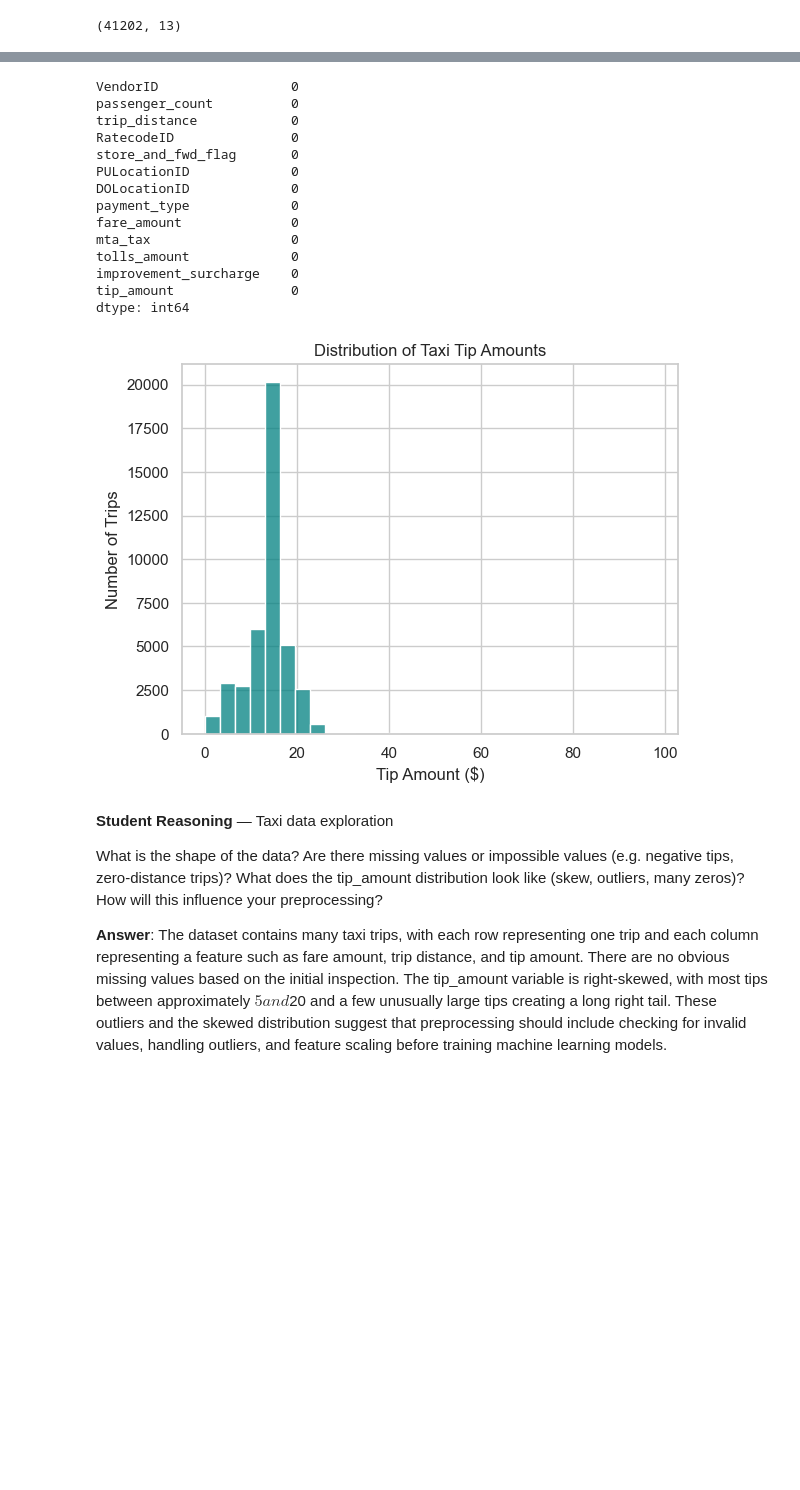
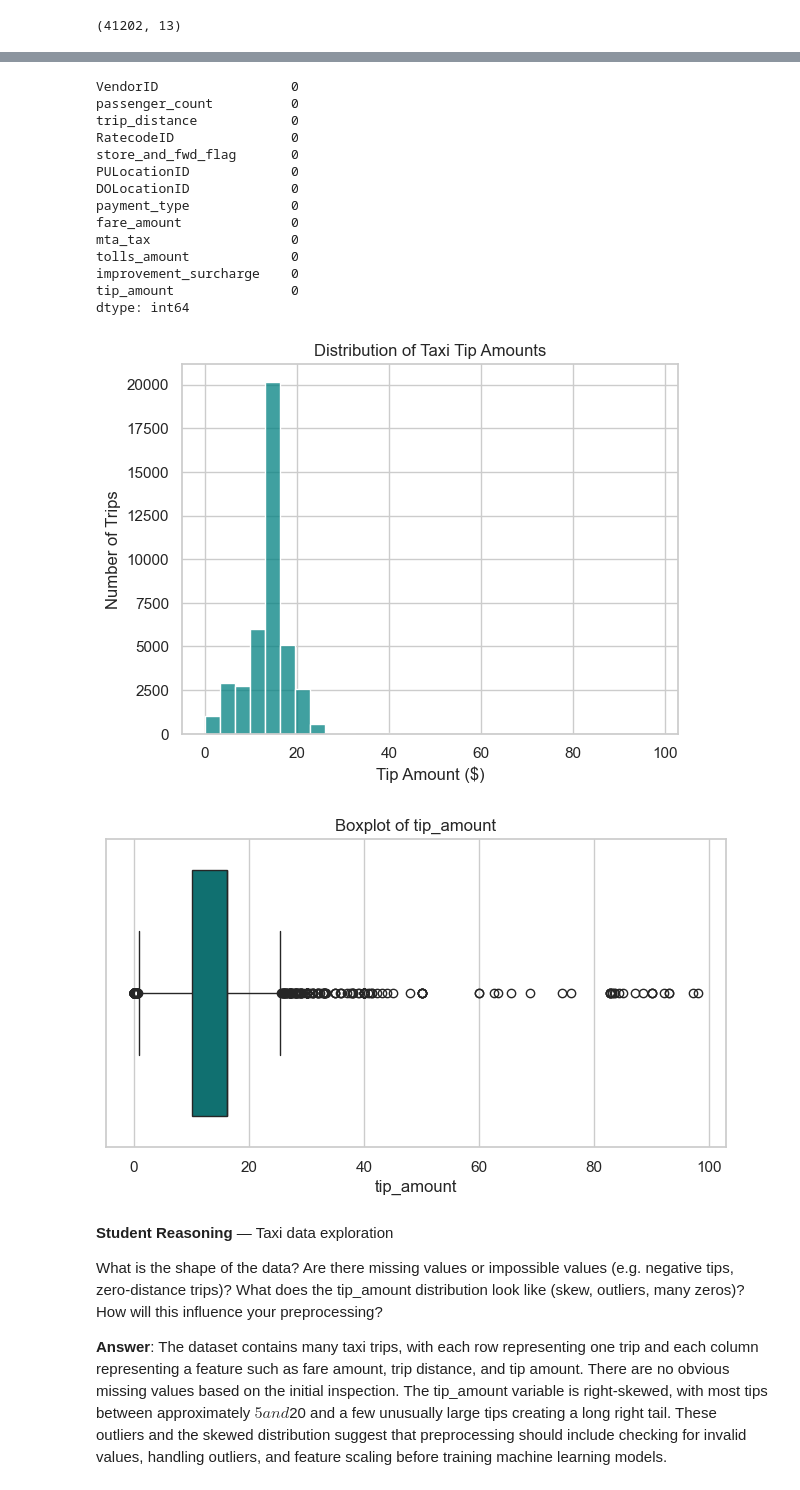
Before and after one commit to joenash156/lab-2-predictive-analytics, a Jupyter notebook: lab_2_predictive_analytics.ipynb, the cells around one changed output, grey strips where cells are left out. Saved outputs shown, nothing was run; the diff lists cells and outputs as text; code cells hidden in the pictures; blank space fills up the shorter version.

```diff
--- a/lab_2_predictive_analytics.ipynb
+++ b/lab_2_predictive_analytics.ipynb
@@ -52,7 +54,13 @@ plt.xlabel("Tip Amount ($)")
 plt.ylabel("Number of Trips")
 plt.title("Distribution of Taxi Tip Amounts")
 
+# Boxplot to spot extremes
+plt.figure(figsize=(8, 4))
+sns.boxplot(data=taxi, x="tip_amount", color="teal")
+plt.title("Boxplot of tip_amount")
 plt.show()
+
+plt.show()
 # %% [output]
 'Shape: '
 (41202, 13)
@@ -79,33 +87,34 @@ Data columns (total 13 columns):
  9   mta_tax                41202 non-null  float64
  10  tolls_amount           41202 non-null  float64
  11  improvement_surcharge  41202 non-null  int64
  12  tip_amount             41202 non-null  float64
 dtypes: float64(5), int64(8)
 memory usage: 4.1 MB
 |  | VendorID | passenger_count | trip_distance | RatecodeID | store_and_fwd_flag | PULocationID | DOLocationID | ... |
 | count | 41202.0 | 41202.000000 | 41202.000000 | 41202.000000 | 41202.000000 | 41202.000000 | 41202.000000 | ... |
 | mean | 2.0 | 1.633926 | 18.384928 | 2.025411 | 0.999393 | 132.220475 | 164.546333 | ... |
 | std | 0.0 | 0.924250 | 2.856605 | 0.461587 | 0.024625 | 7.726159 | 67.901529 | ... |
 | min | 2.0 | 1.000000 | 0.000000 | 1.000000 | 0.000000 | 10.000000 | 3.000000 | ... |
 | 25% | 2.0 | 1.000000 | 17.370000 | 2.000000 | 1.000000 | 132.000000 | 113.000000 | ... |
 | 50% | 2.0 | 1.000000 | 18.180000 | 2.000000 | 1.000000 | 132.000000 | 163.000000 | ... |
 | 75% | 2.0 | 2.000000 | 19.380000 | 2.000000 | 1.000000 | 132.000000 | 231.000000 | ... |
 | max | 2.0 | 8.000000 | 189.910000 | 5.000000 | 1.000000 | 264.000000 | 265.000000 | ... |
 VendorID                 0
 passenger_count          0
 trip_distance            0
 RatecodeID               0
 store_and_fwd_flag       0
 PULocationID             0
 DOLocationID             0
 payment_type             0
 fare_amount              0
 mta_tax                  0
 tolls_amount             0
 improvement_surcharge    0
 tip_amount               0
 dtype: int64
 [figure]
+[figure, added]
 # %% [markdown]
 **Student Reasoning** — Taxi data exploration
 
```
Also changed, not shown: parts of 7 cells of this notebook.
